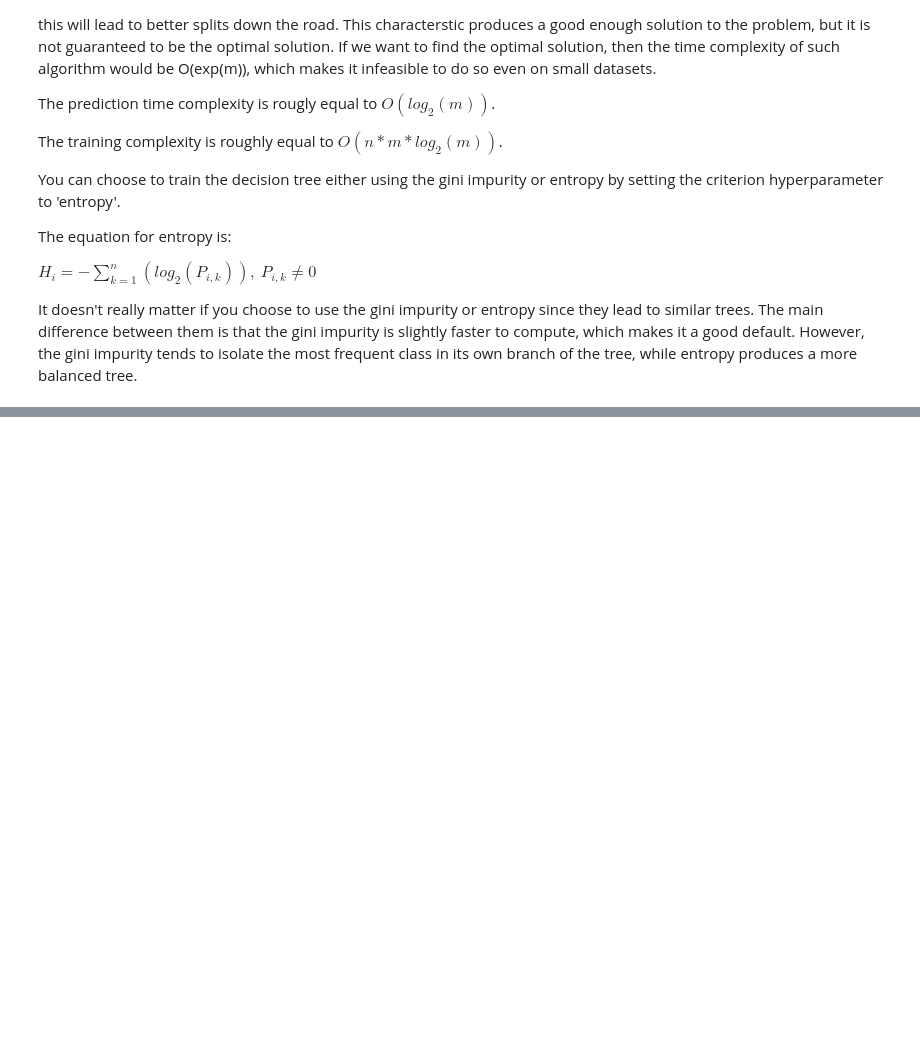
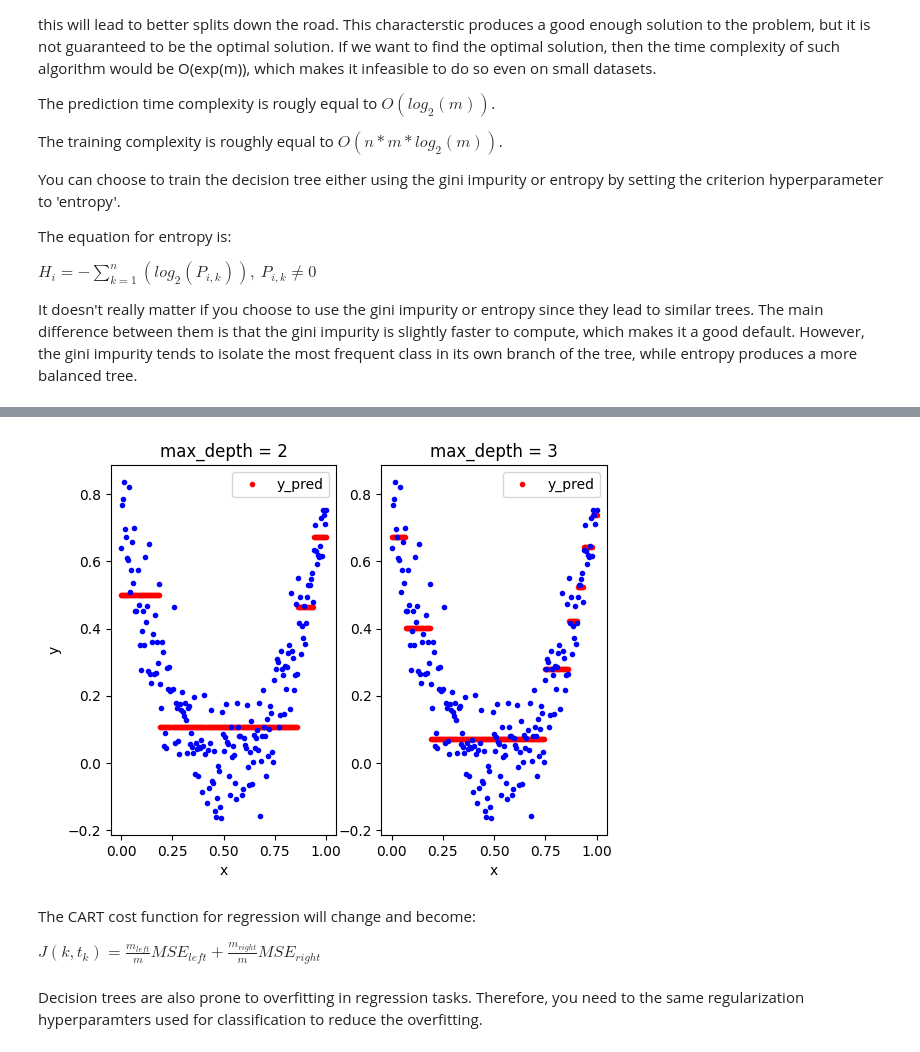
Before and after one commit to Thoalfeqar-gata/Hands-on-machine-learing-, a Jupyter notebook: decision trees/main.ipynb, the cells around one changed output, grey strips where cells are left out. Cells and saved outputs as stored; diff of their text form; code cells hidden in the pictures; blank space fills up the shorter version.

```diff
--- a/decision trees/main.ipynb
+++ b/decision trees/main.ipynb
@@ -81,0 +117,26 @@ __Note:__ Increasing the hyperparamters that begin with min_ or reducing the max
+# %%
+y_pred_depth_2 = decision_tree_reg_2.predict(X)
+y_pred_depth_3 = decision_tree_reg_3.predict(X)
+# %%
+plt.subplot(1, 2, 1)
+plt.plot(X, y_pred_depth_2, 'r.', label = 'y_pred')
+plt.plot(X, y, 'b.')
+plt.legend(loc = 'best')
+plt.xlabel('x')
+plt.ylabel('y')
+plt.title('max_depth = 2')
+plt.subplot(1,2,2)
+plt.plot(X, y_pred_depth_3, 'r.', label = 'y_pred')
+plt.plot(X, y, 'b.')
+plt.legend(loc = 'best')
+plt.xlabel('x')
+plt.title('max_depth = 3')
+plt.show()
+# %% [output]
+[figure, added]
+# %% [markdown]
+The CART cost function for regression will change and become:
+
+$J(k, t_k) = \frac{m_{left}}{m}MSE_{left} + \frac{m_{right}}{m}MSE_{right}$
+# %% [markdown]
+Decision trees are also prone to overfitting in regression tasks. Therefore, you need to the same regularization hyperparamters used for classification to reduce the overfitting.
```
Also changed, not shown: parts of 9 cells of this notebook.
